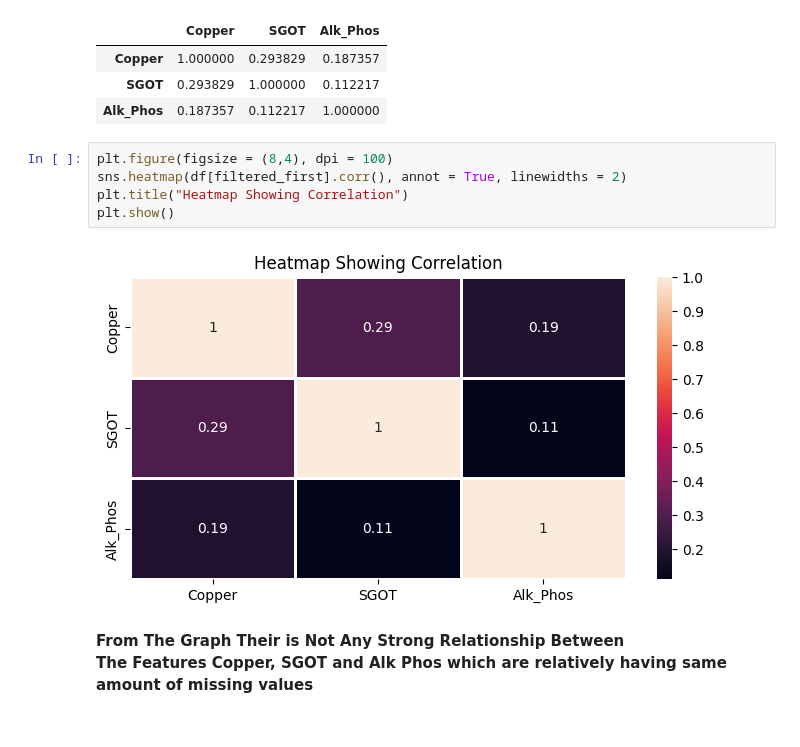
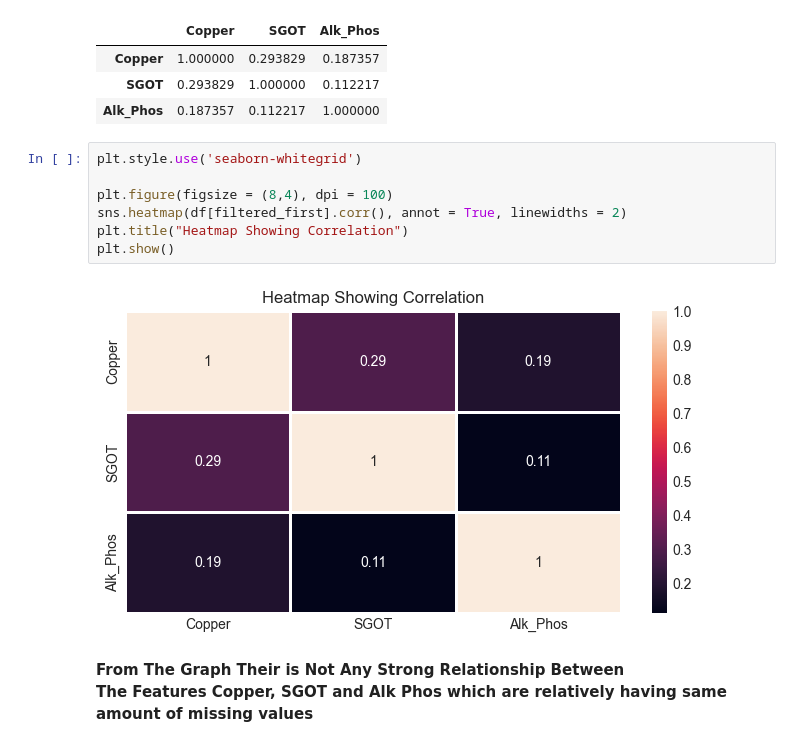
Before and after one commit to lajwithsingh/Cirrhosis_DataAnalysis_CaseStudy, a Jupyter notebook: Cirrhosis_CaseStudy.ipynb, the cells around one changed output. Drawn from its saved outputs; the diff is of its cells as text.

```diff
--- a/Cirrhosis_CaseStudy.ipynb
+++ b/Cirrhosis_CaseStudy.ipynb
@@ -227,12 +227,14 @@ df[filtered_first].corr()
 | SGOT | 0.293829 | 1.000000 | 0.112217 |
 | Alk_Phos | 0.187357 | 0.112217 | 1.000000 |
 # %%
+plt.style.use('seaborn-whitegrid')
+
 plt.figure(figsize = (8,4), dpi = 100)
 sns.heatmap(df[filtered_first].corr(), annot = True, linewidths = 2)
 plt.title("Heatmap Showing Correlation")
 plt.show()
 # %% [output]
-[figure, old version]
+[figure, new version]
 # %% [markdown]
 <strong>From The Graph Their is Not Any Strong Relationship Between <br>The Features Copper, SGOT and Alk Phos which are relatively having same amount of missing values</strong>
 # %% [markdown]
```
Also changed, not shown: parts of 11 cells of this notebook.
